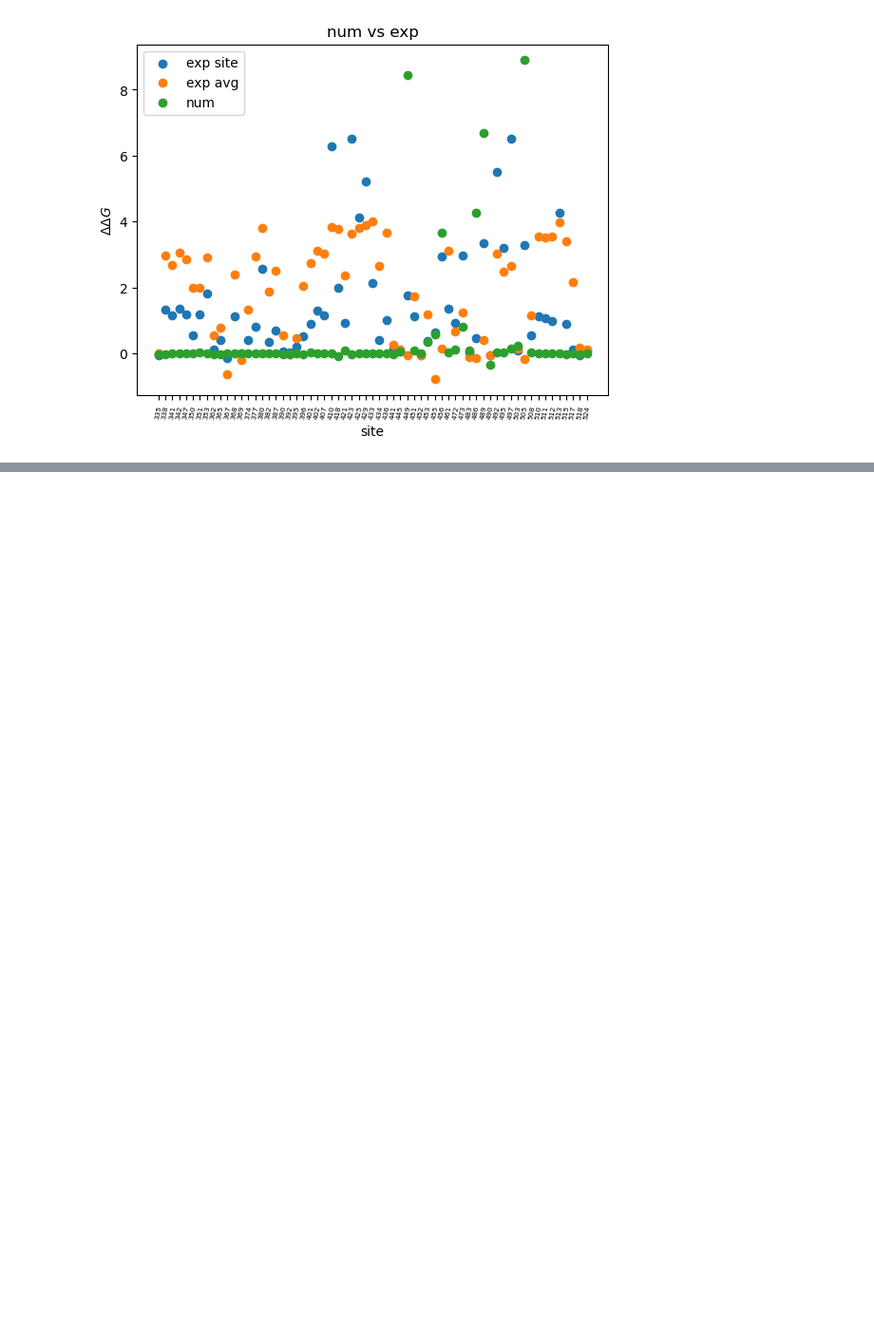
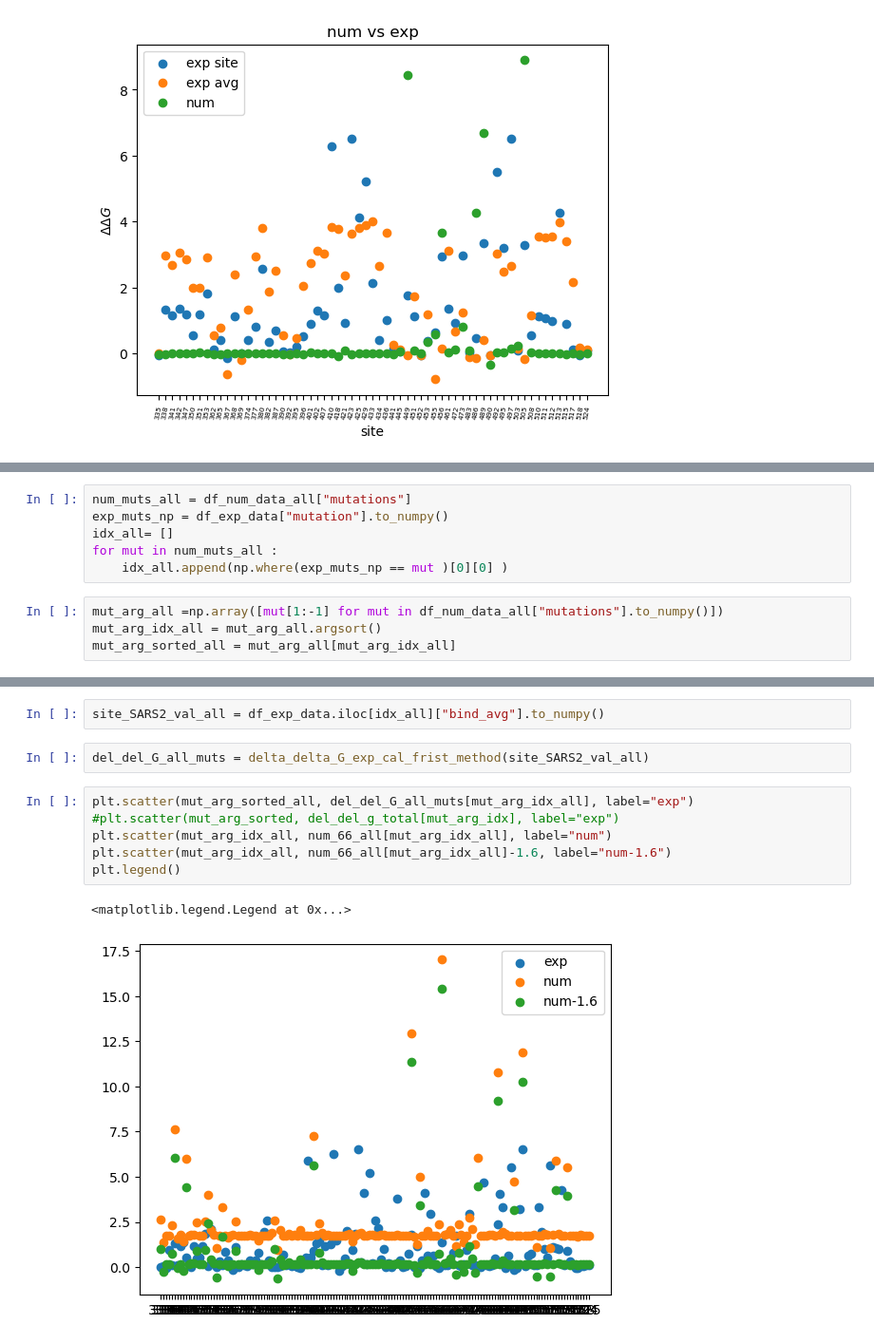
Before and after one commit to fergplace/amber_scripts, a Jupyter notebook: simple_amino_eval_pres.ipynb, the cells around one changed output, grey strips where cells are left out. Shown at 95% size. Cells and saved outputs as stored; diff of their text form; blank space fills up the shorter version.

```diff
--- a/simple_amino_eval_pres.ipynb
+++ b/simple_amino_eval_pres.ipynb
@@ -309,0 +315,10 @@ Text(0.5, 0, 'site')
+# %%
+num_muts_all = df_num_data_all["mutations"]
+exp_muts_np = df_exp_data["mutation"].to_numpy()
+idx_all= []
+for mut in num_muts_all :
+    idx_all.append(np.where(exp_muts_np == mut )[0][0] )
+# %%
+mut_arg_all =np.array([mut[1:-1] for mut in df_num_data_all["mutations"].to_numpy()])
+mut_arg_idx_all = mut_arg_all.argsort()
+mut_arg_sorted_all = mut_arg_all[mut_arg_idx_all]
@@ -309,0 +360,13 @@ Text(0.5, 0, 'site')
+# %%
+site_SARS2_val_all = df_exp_data.iloc[idx_all]["bind_avg"].to_numpy()
+# %%
+del_del_G_all_muts = delta_delta_G_exp_cal_frist_method(site_SARS2_val_all)
+# %%
+plt.scatter(mut_arg_sorted_all, del_del_G_all_muts[mut_arg_idx_all], label="exp")
+#plt.scatter(mut_arg_sorted, del_del_g_total[mut_arg_idx], label="exp")
+plt.scatter(mut_arg_idx_all, num_66_all[mut_arg_idx_all], label="num")
+plt.scatter(mut_arg_idx_all, num_66_all[mut_arg_idx_all]-1.6, label="num-1.6")
+plt.legend()
+# %% [output]
+<matplotlib.legend.Legend at 0x...>
+[figure, added]
```
Also changed, not shown: parts of 6 cells of this notebook, 1 other file.
